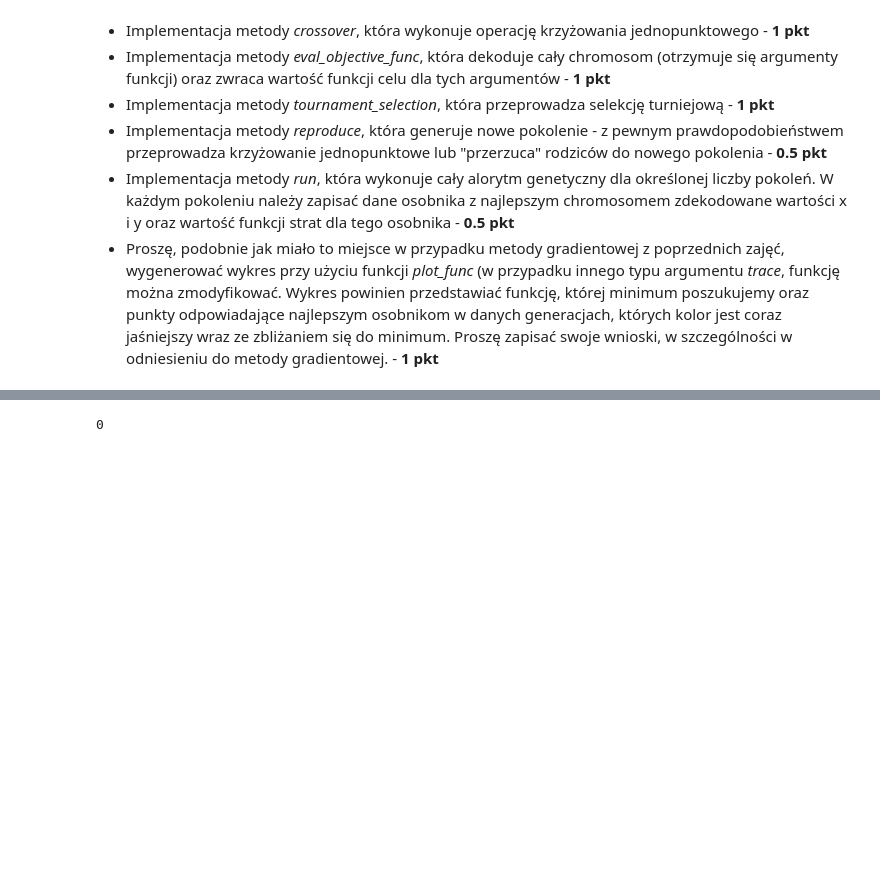
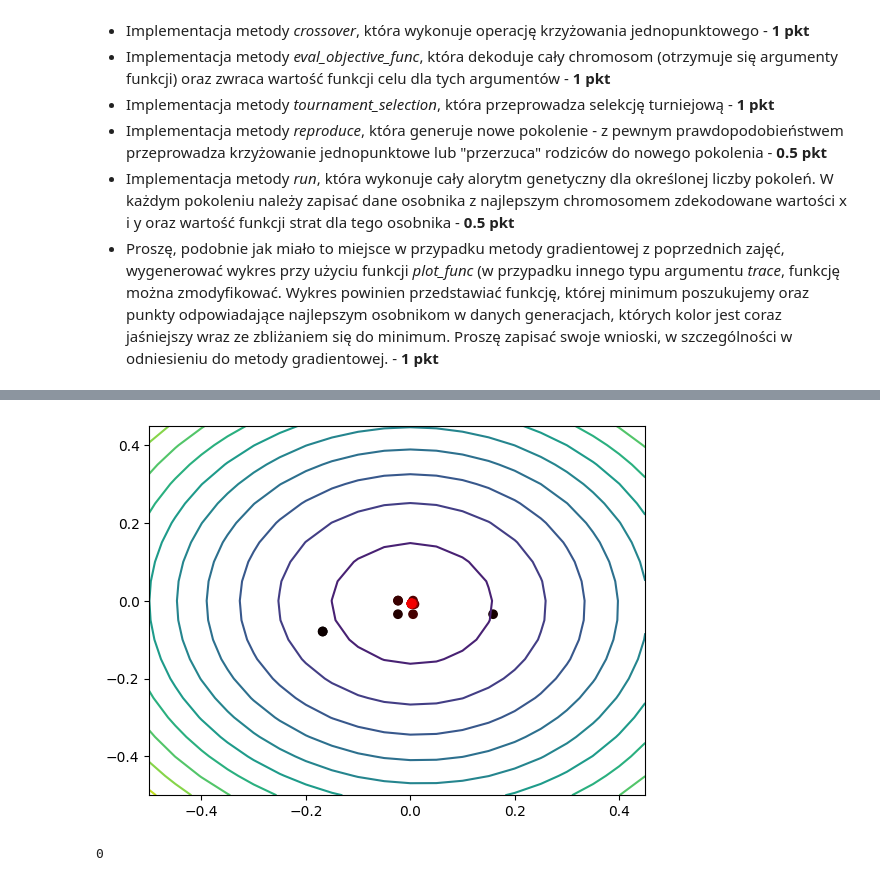
Before and after one commit to VisteK528/WSI, a Jupyter notebook: Exercise2/zadanie_2.ipynb, the cells around one changed output, grey strips where cells are left out. Saved outputs shown, nothing was run; the diff lists cells and outputs as text; code cells hidden in the pictures; blank space fills up the shorter version.

```diff
--- a/Exercise2/zadanie_2.ipynb
+++ b/Exercise2/zadanie_2.ipynb
@@ -187 +247,7 @@ array([0.])
+# %%
+X_narrow = np.arange(-0.5, 0.5, 0.05)
+Y_narrow = np.arange(-0.5, 0.5, 0.05)
+algorithm.plot_func(algorithm._trace, X_narrow, Y_narrow)
+# %% [output]
+[figure, added]
 # %%
```
Also changed, not shown: parts of 12 cells of this notebook.
